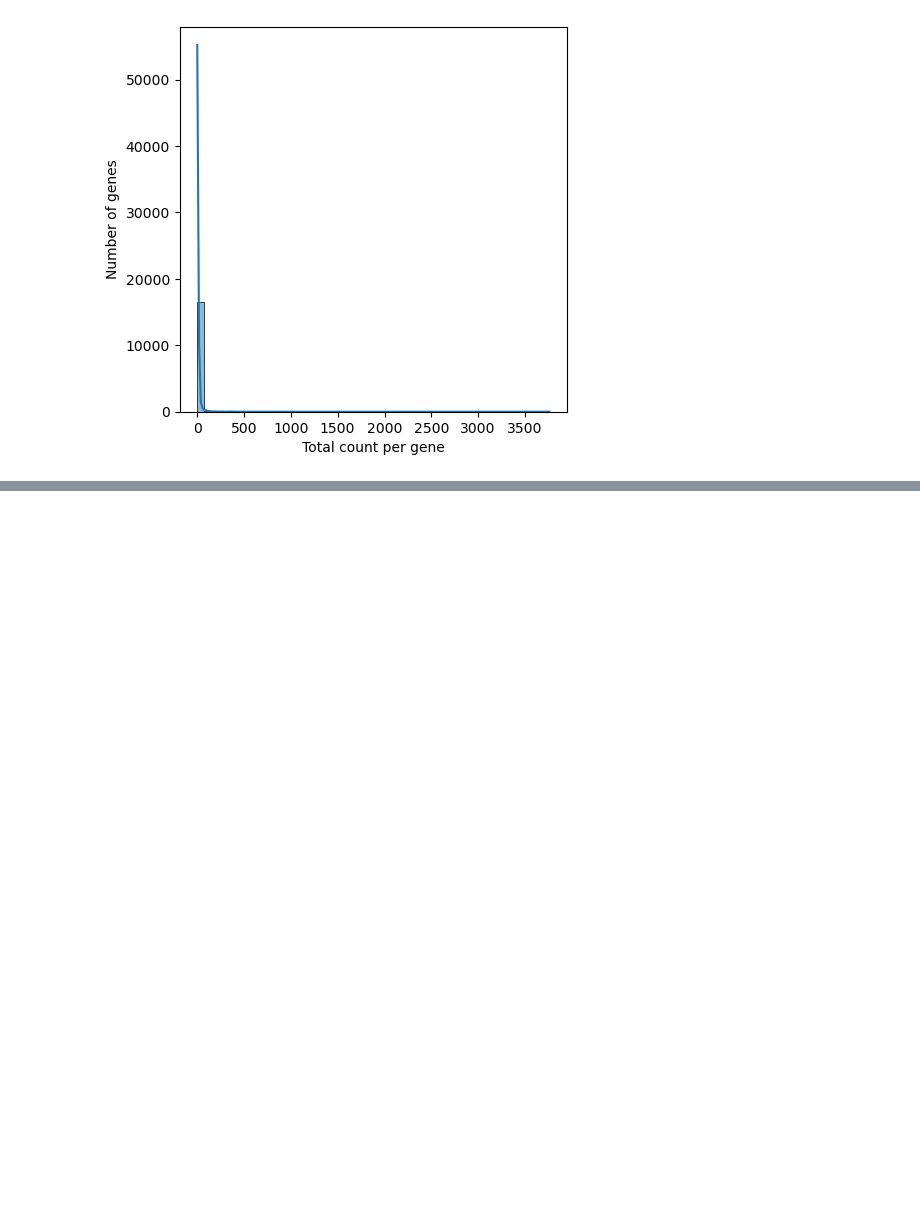
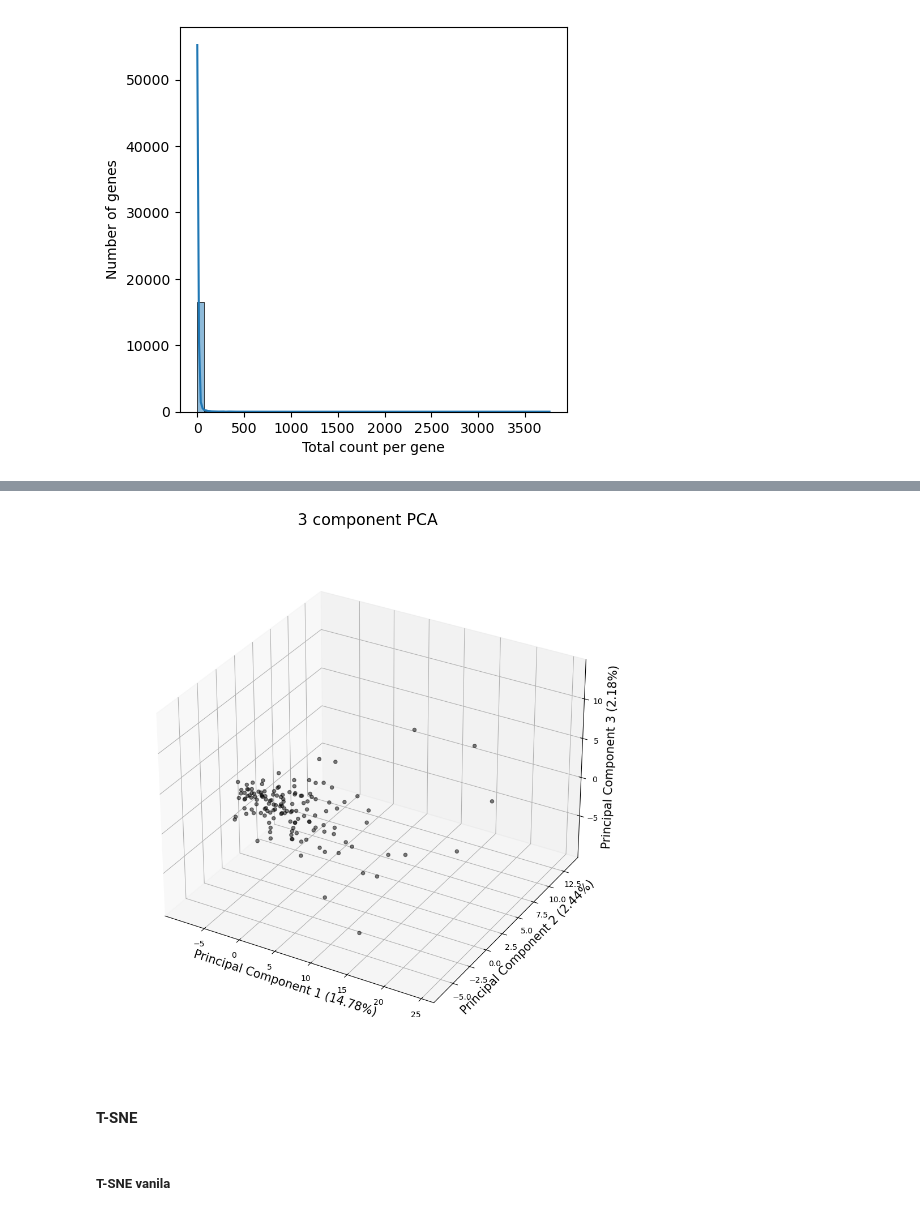
Before and after one commit to yichao-cai/indrop, a Jupyter notebook: notebooks/explorer.ipynb, the cells around one changed output, grey strips where cells are left out. Cells and saved outputs as stored; diff of their text form; code cells hidden in the pictures; blank space fills up the shorter version.

```diff
--- a/notebooks/explorer.ipynb
+++ b/notebooks/explorer.ipynb
@@ -233,0 +326,26 @@ If the genes are Ensembl IDs, please set argument 'ensembl=True' (for terminal,
+# %%
+# Plot PC1, PC2, PC3
+explained_PC_1 = pca.explained_variance_ratio_[0]
+explained_PC_2 = pca.explained_variance_ratio_[1]
+explained_PC_3 = pca.explained_variance_ratio_[2]
+
+fig = plt.figure(figsize=(10,10))
+ax = fig.add_subplot(1, 1, 1, projection='3d')
+ax.set_box_aspect(aspect=None, zoom=0.9)
+
+ax.scatter(xs=principalDf.principal_component_1,
+           ys=principalDf.principal_component_2,
+           zs=principalDf.principal_component_3,
+           c='black', alpha=0.5)
+ax.set_xlabel(f'Principal Component 1 ({explained_PC_1:.2%})', fontsize = 15)
+ax.set_ylabel(f'Principal Component 2 ({explained_PC_2:.2%})', fontsize = 15)
+ax.set_zlabel(f'Principal Component 3 ({explained_PC_3:.2%})', fontsize = 15)
+ax.set_title('3 component PCA', fontsize = 20)
+# ax.grid()
+plt.tight_layout()
+# %% [output]
+[figure, added]
+# %% [markdown]
+#### T-SNE
+# %% [markdown]
+##### T-SNE vanila
```
Also changed, not shown: parts of 21 cells of this notebook.
